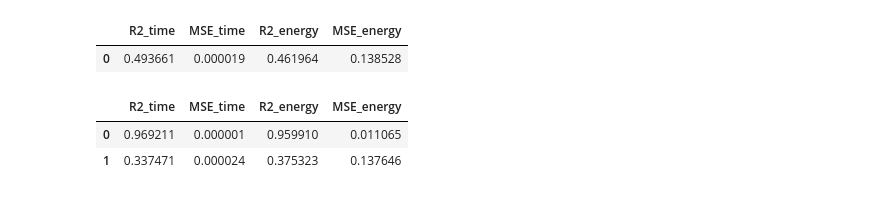
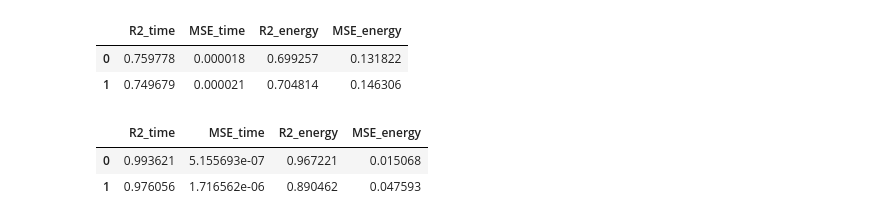
Before and after one commit to Macoron/hardcore_ai, a Jupyter notebook: analysis.ipynb, the cells around one changed output. Cells and saved outputs as stored; diff of their text form; code cells hidden in the pictures.

```diff
--- a/analysis.ipynb
+++ b/analysis.ipynb
@@ -19,6 +19,7 @@ for entry in data:
         "output_dim": entry["config"]["model"]["output_dim"],
         "hidden_dim": entry["config"]["model"]["hidden_dim"],
         "num_layers": entry["config"]["model"]["num_layers"],
+        "activation_fn_name":entry["config"]["model"]["activation_fn_name"],
         "batch_size": entry["config"]["batch_size"],
         "expect_param_count": entry["config"]["expect_param_count"],
         "time": entry["time"],
@@ -60,20 +49,48 @@ model_energy = LinearRegression().fit(X, y_energy)
 # %%
+from sklearn.model_selection import train_test_split
+from sklearn.linear_model import LinearRegression
 from sklearn.metrics import r2_score, mean_squared_error
 
-# Predictions
-y_time_pred = model_time.predict(X)
-y_energy_pred = model_energy.predict(X)
+# Define features and targets
+features = ["input_dim", "output_dim", "hidden_dim", "num_layers", "batch_size", "activation_fn_name"]
+X = df[features]
+y_time = df["time"]
+y_energy = df["energy"]
 
-# Evaluation metrics
-metrics = {
-    "R2_time": r2_score(y_time, y_time_pred),
-    "MSE_time": mean_squared_error(y_time, y_time_pred),
-    "R2_energy": r2_score(y_energy, y_energy_pred),
-    "MSE_energy": mean_squared_error(y_energy, y_energy_pred)
+# Split into training and testing sets
+X_train, X_test, y_time_train, y_time_test, y_energy_train, y_energy_test = train_test_split(
+    X, y_time, y_energy, test_size=0.2, random_state=42
+)
+
+# Fit models on training data
+model_time = LinearRegression().fit(X_train, y_time_train)
+model_energy = LinearRegression().fit(X_train, y_energy_train)
+
+# Predict on test data
+y_time_train_pred = model_time.predict(X_train)
+y_energy_train_pred = model_energy.predict(X_train)
+y_time_test_pred = model_time.predict(X_test)
+y_energy_test_pred = model_energy.predict(X_test)
+
+# Evaluate on test data
+train_metrics = {
+    "R2_time": r2_score(y_time_train, y_time_train_pred),
+    "MSE_time": mean_squared_error(y_time_train, y_time_train_pred),
+    "R2_energy": r2_score(y_energy_train, y_energy_train_pred),
+    "MSE_energy": mean_squared_error(y_energy_train, y_energy_train_pred)
 }
 
-metrics_df = pd.DataFrame([metrics])
-metrics_df
+# Evaluation metrics on test set
+test_metrics = {
+    "R2_time": r2_score(y_time_test, y_time_test_pred),
+    "MSE_time": mean_squared_error(y_time_test, y_time_test_pred),
+    "R2_energy": r2_score(y_energy_test, y_energy_test_pred),
+    "MSE_energy": mean_squared_error(y_energy_test, y_energy_test_pred)
+}
+
+test_metrics_df = pd.DataFrame([train_metrics, test_metrics])
+test_metrics_df
 # %% [output]
 |  | R2_time | MSE_time | R2_energy | MSE_energy |
-| 0 | 0.493661 | 0.000019 | 0.461964 | 0.138528 |
+| 0 | 0.759778 | 0.000018 | 0.699257 | 0.131822 |
+| 1 | 0.749679 | 0.000021 | 0.704814 | 0.146306 |
@@ -117,5 +148,5 @@ test_metrics_df = pd.DataFrame([train_metrics, test_metrics])
 test_metrics_df
 # %% [output]
 |  | R2_time | MSE_time | R2_energy | MSE_energy |
-| 0 | 0.969211 | 0.000001 | 0.959910 | 0.011065 |
-| 1 | 0.337471 | 0.000024 | 0.375323 | 0.137646 |
+| 0 | 0.993621 | 5.155693e-07 | 0.967221 | 0.015068 |
+| 1 | 0.976056 | 1.716562e-06 | 0.890462 | 0.047593 |
```
Also changed, not shown: parts of 5 cells of this notebook, 22 other files.
